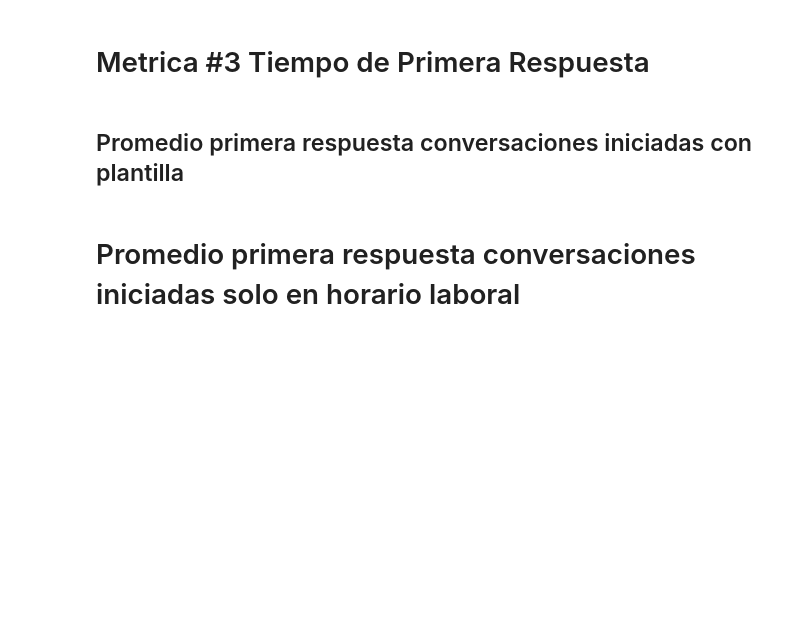
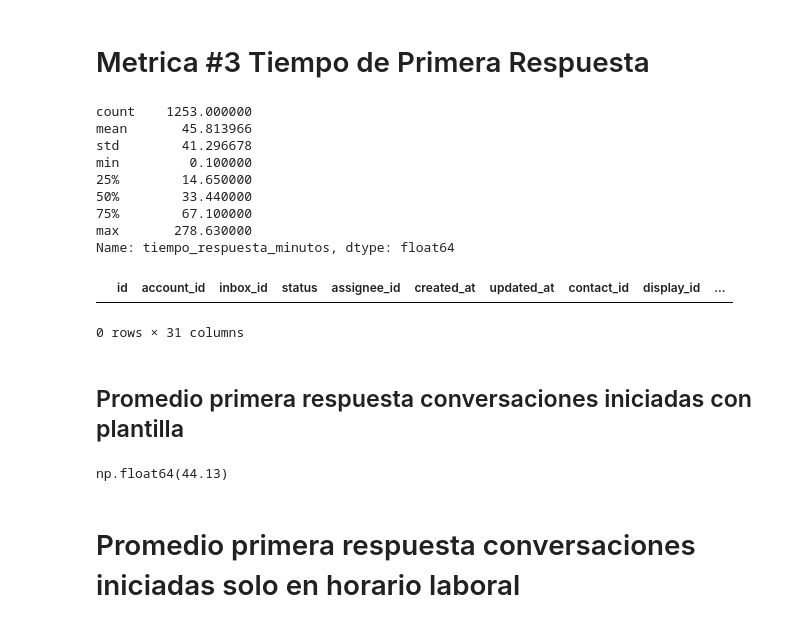
Before and after one commit to Jona-2006-17/analisis, a Jupyter notebook: analisis.ipynb, the cells around one changed output. Saved outputs shown, nothing was run; the diff lists cells and outputs as text; code cells hidden in the pictures; blank space fills up the shorter version.

```diff
--- a/analisis.ipynb
+++ b/analisis.ipynb
@@ -10,8 +11,8 @@ engine = create_engine("postgresql+psycopg2://intern_new:internpass_new@localhos
 # %%
 sentencia = "SELECT * FROM conversations WHERE created_at >= '2025-11-01'"
 
-year_rp = 2025
-month_rp = 11
+year_rp = 2026
+month_rp = 1
 
 co_holidays = holidays.Colombia(years=year_rp)
 co_holidays_dt = pd.to_datetime(list(co_holidays))
@@ -32,9 +33,7 @@ ids_ignorar_contactos = ids_ignorar_contactos.tolist()
 #total cantidad datos sin filtrar
 cantidad_datos_sin_filtrar = len(df)
 
-
 ids_conversaciones_ignorar = df.loc[df['contact_id'].isin(ids_ignorar_contactos), 'id']
-
 
 ids_sin_first_reply_created_at = df.loc[df['first_reply_created_at'].isna(), 'id']
 ids_conversaciones_ignorar = pd.concat([ids_conversaciones_ignorar, ids_sin_first_reply_created_at]).unique()
@@ -219,81 +231,98 @@ mismo_dia = df_sin_inicio_plantilla['created_at'].dt.date == df_sin_inicio_plant
 
 def calcular_dia_distinto(row):
     inicio = row['created_at']
-    fin = row['first_reply_created_at']
+    primera_respuesta = row['first_reply_created_at']
 
     segundos = 0
 
     inicio_laboral_create_at = inicio.replace(hour=7, minute=0, second=0, microsecond=0)
     fin_laboral_created_at = inicio.replace(hour=17, minute=0, second=0, microsecond=0)
 
-    inicio_laboral_first_reply = fin.replace(hour=7, minute=0, second=0, microsecond=0)
-    fin_laboral_first_reply = inicio.replace(hour=17, minute=0, second=0, microsecond=0)
+    inicio_laboral_first_reply = primera_respuesta.replace(hour=7, minute=0, second=0, microsecond=0)
 
     if row['created_at'].weekday() == 5:
         inicio_laboral_create_at = inicio.replace(hour=8, minute=0, second=0, microsecond=0)
         fin_laboral_created_at = inicio.replace(hour=12, minute=0, second=0, microsecond=0)
 
     if row['first_reply_created_at'].weekday() == 5:
-        inicio_laboral_first_reply = fin.replace(hour=8, minute=0, second=0, microsecond=0)
-        fin_laboral_first_reply = fin.replace(hour=12, minute=0, second=0, microsecond=0)
-
+        inicio_laboral_first_reply = primera_respuesta.replace(hour=8, minute=0, second=0, microsecond=0)
 
     if inicio >= inicio_laboral_create_at and inicio < fin_laboral_created_at and row['created_at'].weekday() != 6:
         segundos +=(fin_laboral_created_at-inicio).total_seconds()
 
-
-    if fin > inicio_laboral_first_reply:
-        segundos +=(fin - inicio_laboral_first_reply).total_seconds()
+    if primera_respuesta > inicio_laboral_first_reply:
+        segundos +=(primera_respuesta - inicio_laboral_first_reply).total_seconds()
 
     return segundos
 
 def calcular_mismo_dia(row):
     inicio = row['created_at']
-    fin = row['first_reply_created_at']
+    primera_respuesta = row['first_reply_created_at']
 
     segundos = 0
 
     fin_laboral = inicio.replace(hour=17, minute=0, second=0, microsecond=0)
-    inicio_laboral = fin.replace(hour=7, minute=0, second=0, microsecond=0)
+    inicio_laboral = primera_respuesta.replace(hour=7, minute=0, second=0, microsecond=0)
 
     if row['created_at'].weekday() == 5:
         fin_laboral = inicio.replace(hour=12, minute=0, second=0, microsecond=0)
-        inicio_laboral = fin.replace(hour=8, minute=0, second=0, microsecond=0)
+        inicio_laboral = primera_respuesta.replace(hour=8, minute=0, second=0, microsecond=0)
 
     if inicio >= inicio_laboral and inicio < fin_laboral :
-        segundos +=(fin-inicio).total_seconds()
+        segundos +=(primera_respuesta-inicio).total_seconds()
 
-    if inicio < inicio_laboral and fin <= fin_laboral:
-        segundos +=(fin-inicio_laboral).total_seconds()
+    if inicio < inicio_laboral and primera_respuesta <= fin_laboral:
+        segundos +=(primera_respuesta-inicio_laboral).total_seconds()
 
-    return df_habiles_messagmax(segundos, 0)
+    return max(segundos, 0)
 
 
 df_sin_inicio_plantilla['tiempo_respuesta_segundos'] = np.where(
     mismo_dia,
     df_sin_inicio_plantilla.apply(calcular_mismo_dia, axis=1).round(2),
     df_sin_inicio_plantilla.apply(calcular_dia_distinto, axis=1).round(2)
 )
 
 df_sin_inicio_plantilla['tiempo_respuesta_minutos'] = (df_sin_inicio_plantilla['tiempo_respuesta_segundos'] / 60).round(2)
 df_sin_inicio_plantilla['tiempo_respuesta_horas'] = (df_sin_inicio_plantilla['tiempo_respuesta_minutos'] / 60).round(2)
 
 promedio_tiempo_respuesta_min = df_sin_inicio_plantilla['tiempo_respuesta_minutos'].mean()
 promedio_tiempo_respuesta_min
 
 
 # print(df_sin_inicio_plantilla['tiempo_respuesta_minutos'].describe())
 # v = df_sin_inicio_plantilla[df_sin_inicio_plantilla['tiempo_respuesta_minutos'] ==  278.630000]
 # v
 # mitad = df_sin_inicio_plantilla[df_sin_inicio_plantilla['tiempo_respuesta_minutos'] > 40]
 # mitad.head(30)
 
-print(df_sindf_habiles_messag_inicio_plantilla['tiempo_respuesta_minutos'].describe())
+print(df_sin_inicio_plantilla['tiempo_respuesta_minutos'].describe())
 infiltrado = df_sin_inicio_plantilla[df_sin_inicio_plantilla['tiempo_respuesta_minutos'] == 177.790000]
 infiltrado
 
-infiltrados = df_sin_inicio_plantilla[df_sin_inicio_plantilla['tiempo_respuesta_minutos'] >= 240]
+infiltrados = df_sin_inicio_plantilla[df_sin_inicio_plantilla['tiempo_respuesta_minutos'] == 392.290000]
 infiltrados
+
+# count    1253.000000
+# mean       45.813966
+# std        41.296678
+# min         0.100000
+# 25%        14.650000
+# 50%        33.440000
+# 75%        67.100000
+# max       278.630000
+# %% [output]
+count    1253.000000
+mean       45.813966
+std        41.296678
+min         0.100000
+25%        14.650000
+50%        33.440000
+75%        67.100000
+max       278.630000
+Name: tiempo_respuesta_minutos, dtype: float64
+|  | id | account_id | inbox_id | status | assignee_id | created_at | updated_at | contact_id | display_id | ... |
+0 rows × 31 columns
 # %% [markdown]
 ## Promedio primera respuesta conversaciones iniciadas con plantilla
 # %%
@@ -305,7 +334,7 @@ ids_conv_iniciadas_plantilla = df.loc[df['cached_label_list'].str.contains('inic
 df_messages_conv_ini_plantilla = df_all_messages[df_all_messages['conversation_id'].isin(ids_conv_iniciadas_plantilla)].copy()
 df_messages_conv_ini_plantilla = df_messages_conv_ini_plantilla.sort_values(['conversation_id', 'created_at'])
 
-primer_mensadf_habiles_messagje_contacto = df_messages_conv_ini_plantilla[(df_messages_conv_ini_plantilla['message_type'] == 0) & (~df_messages_conv_ini_plantilla['content'].isin(['system_resolved', 'system_timeout']))].groupby('conversation_id', as_index=False).first()[['conversation_id', 'created_at']].rename(columns={'created_at': 'created_at_type_0'})
+primer_mensaje_contacto = df_messages_conv_ini_plantilla[(df_messages_conv_ini_plantilla['message_type'] == 0) & (~df_messages_conv_ini_plantilla['content'].isin(['system_resolved', 'system_timeout']))].groupby('conversation_id', as_index=False).first()[['conversation_id', 'created_at']].rename(columns={'created_at': 'created_at_type_0'})
 
 df_merge_tiempo_primer_mensaje_contacto = df_messages_conv_ini_plantilla.merge(primer_mensaje_contacto, on='conversation_id', how='inner')
 
@@ -354,6 +383,8 @@ promedio_total
 
 
 # df_first_messages
+# %% [output]
+np.float64(44.13)
 # %% [markdown]
 # Promedio primera respuesta conversaciones iniciadas solo en horario laboral
 # %%
```
Also changed, not shown: parts of 10 cells of this notebook.
